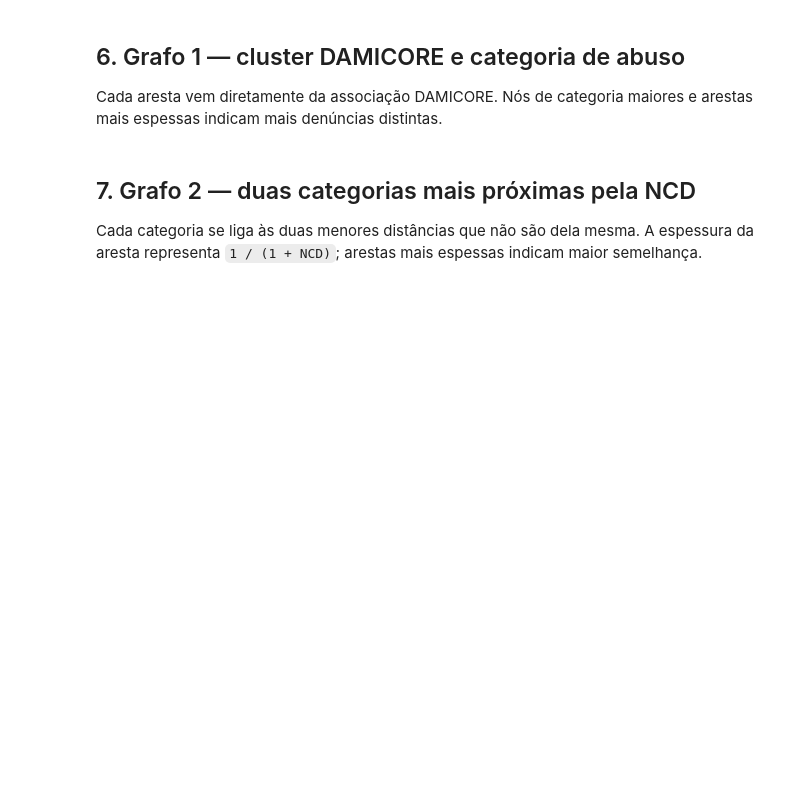
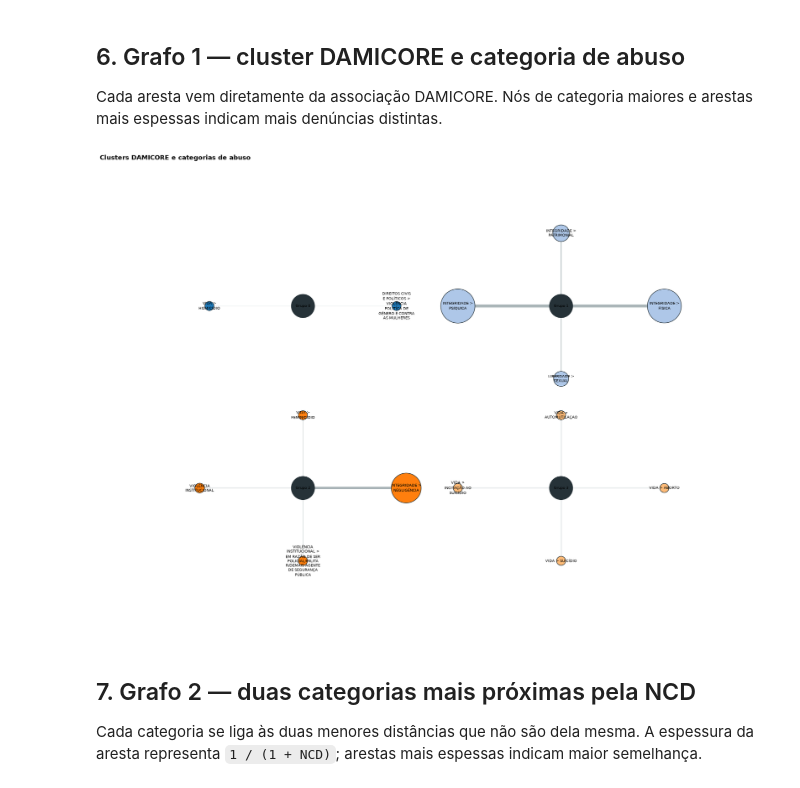
Before and after one commit to rckbrcls/data-mining, a Jupyter notebook: notebooks/01_damicore_abuse_categories.ipynb, the cells around one changed output. Saved outputs shown, nothing was run; the diff lists cells and outputs as text; code cells hidden in the pictures; blank space fills up the shorter version.

```diff
--- a/notebooks/01_damicore_abuse_categories.ipynb
+++ b/notebooks/01_damicore_abuse_categories.ipynb
@@ -408,41 +533,72 @@ for row in category_clusters.itertuples(index=False):
         category_node, node_type="category", label=row.category,
         cluster=int(row.cluster), report_count=int(row.report_count),
     )
     cluster_graph.add_edge(cluster_node, category_node, report_count=int(row.report_count))
 
 for cluster in category_clusters["cluster"].unique():
     node = f"cluster:{cluster}"
     cluster_graph.nodes[node]["report_count"] = int(
         category_clusters.loc[category_clusters["cluster"] == cluster, "report_count"].sum()
     )
 
 nx.write_graphml(cluster_graph, RESULTS_DIR / "category-clusters.graphml")
 
 max_support = category_clusters["report_count"].max()
-positions = nx.spring_layout(cluster_graph, seed=42, weight="report_count", k=1.4)
+positions = {}
+cluster_nodes = sorted(
+    (node for node, data in cluster_graph.nodes(data=True) if data["node_type"] == "cluster"),
+    key=lambda node: int(node.split(":", maxsplit=1)[1]),
+)
+grid_columns = ceil(sqrt(len(cluster_nodes)))
+grid_rows = ceil(len(cluster_nodes) / grid_columns)
+component_spacing = 8.0
+for index, cluster_node in enumerate(cluster_nodes):
+    row, column = divmod(index, grid_columns)
+    center_x = (column - (grid_columns - 1) / 2) * component_spacing
+    center_y = ((grid_rows - 1) / 2 - row) * component_spacing
+    positions[cluster_node] = (center_x, center_y)
+    neighbors = sorted(cluster_graph.neighbors(cluster_node))
+    for neighbor_index, category_node in enumerate(neighbors):
+        angle = 2 * pi * neighbor_index / len(neighbors)
+        radius = 2.6 + 0.15 * len(neighbors)
+        positions[category_node] = (
+            center_x + radius * cos(angle),
+            center_y + radius * sin(angle),
+        )
+
 node_sizes = [
-    1400 if data["node_type"] == "cluster"
-    else 250 + 2200 * data["report_count"] / max_support
+    2000 if data["node_type"] == "cluster" else 300 + 4000 * data["report_count"] / max_support
     for _, data in cluster_graph.nodes(data=True)
 ]
 node_colors = [
-    "#263238" if data["node_type"] == "cluster" else cluster_colors[data["cluster"]]
+    VISUAL_STYLE['node_border_color'] if data["node_type"] == "cluster" else cluster_colors[data["cluster"]]
     for _, data in cluster_graph.nodes(data=True)
 ]
 edge_widths = [0.5 + 5 * data["report_count"] / max_support for _, _, data in cluster_graph.edges(data=True)]
-labels = {node: data["label"] for node, data in cluster_graph.nodes(data=True)}
+labels = {node: wrapped_label(data["label"], width=15) for node, data in cluster_graph.nodes(data=True)}
 
 figure, axis = plt.subplots(figsize=(18, 13))
-nx.draw_networkx(
+nx.draw_networkx_nodes(
+    cluster_graph, positions, ax=axis,
+    node_size=node_sizes, node_color=node_colors,
+    edgecolors=VISUAL_STYLE['node_border_color'], linewidths=VISUAL_STYLE['border_width']
+)
+nx.draw_networkx_edges(
+    cluster_graph, positions, ax=axis,
+    width=edge_widths, edge_color=VISUAL_STYLE['edge_color_cluster']
+)
+nx.draw_networkx_labels(
     cluster_graph, positions, labels=labels, ax=axis,
-    node_size=node_sizes, node_color=node_colors,
-    width=edge_widths, edge_color="#AAB5B8", font_size=7,
+    font_size=VISUAL_STYLE['font_size']
 )
+axis.margins(0.15)
 axis.set_title("Clusters DAMICORE e categorias de abuso", loc="left", weight="bold")
 axis.axis("off")
 figure.tight_layout()
 figure.savefig(RESULTS_DIR / "category-clusters.png", dpi=180, bbox_inches="tight", facecolor="white")
 plt.show()
+# %% [output]
+[figure, added]
 # %% [markdown]
 ## 7. Grafo 2 — duas categorias mais próximas pela NCD
 
```
Also changed, not shown: parts of 7 cells of this notebook, 9 other files.
